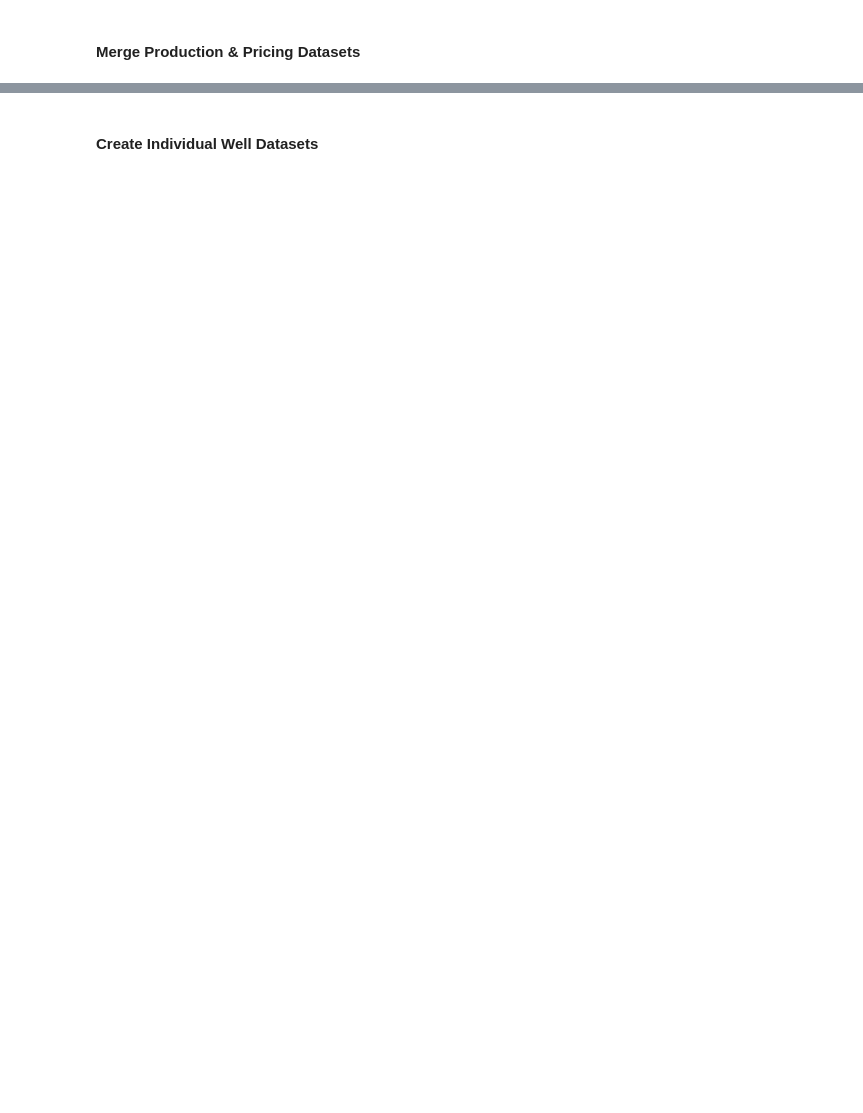
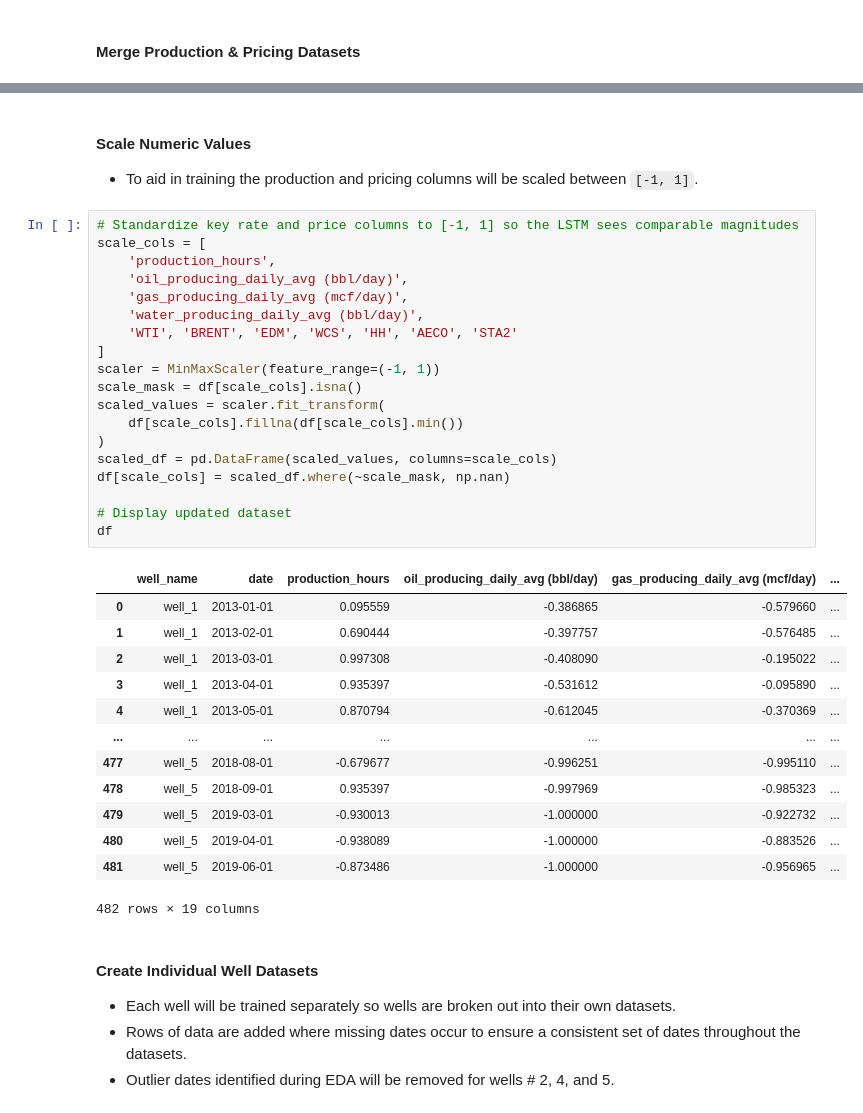
Before and after one commit to ryan-bulger/5511-Final-Project, a Jupyter notebook: lstm-oil-production-forecasting.ipynb, the cells around one changed output, grey strips where cells are left out. Saved outputs shown, nothing was run; the diff lists cells and outputs as text; blank space fills up the shorter version.

```diff
--- a/lstm-oil-production-forecasting.ipynb
+++ b/lstm-oil-production-forecasting.ipynb
@@ -177,3 +711,42 @@ df
+# %% [markdown]
+#### Scale Numeric Values
+- To aid in training the production and pricing columns will be scaled between `[-1, 1]`.
+# %%
+# Standardize key rate and price columns to [-1, 1] so the LSTM sees comparable magnitudes
+scale_cols = [
+    'production_hours',
+    'oil_producing_daily_avg (bbl/day)',
+    'gas_producing_daily_avg (mcf/day)',
+    'water_producing_daily_avg (bbl/day)',
+    'WTI', 'BRENT', 'EDM', 'WCS', 'HH', 'AECO', 'STA2'
+]
+scaler = MinMaxScaler(feature_range=(-1, 1))
+scale_mask = df[scale_cols].isna()
+scaled_values = scaler.fit_transform(
+    df[scale_cols].fillna(df[scale_cols].min())
+)
+scaled_df = pd.DataFrame(scaled_values, columns=scale_cols)
+df[scale_cols] = scaled_df.where(~scale_mask, np.nan)
+
+# Display updated dataset
+df
+# %% [output]
+|  | well_name | date | production_hours | oil_producing_daily_avg (bbl/day) | gas_producing_daily_avg (mcf/day) | ... |
+| 0 | well_1 | 2013-01-01 | 0.095559 | -0.386865 | -0.579660 | ... |
+| 1 | well_1 | 2013-02-01 | 0.690444 | -0.397757 | -0.576485 | ... |
+| 2 | well_1 | 2013-03-01 | 0.997308 | -0.408090 | -0.195022 | ... |
+| 3 | well_1 | 2013-04-01 | 0.935397 | -0.531612 | -0.095890 | ... |
+| 4 | well_1 | 2013-05-01 | 0.870794 | -0.612045 | -0.370369 | ... |
+| ... | ... | ... | ... | ... | ... | ... |
+| 477 | well_5 | 2018-08-01 | -0.679677 | -0.996251 | -0.995110 | ... |
+| 478 | well_5 | 2018-09-01 | 0.935397 | -0.997969 | -0.985323 | ... |
+| 479 | well_5 | 2019-03-01 | -0.930013 | -1.000000 | -0.922732 | ... |
+| 480 | well_5 | 2019-04-01 | -0.938089 | -1.000000 | -0.883526 | ... |
+| 481 | well_5 | 2019-06-01 | -0.873486 | -1.000000 | -0.956965 | ... |
+482 rows × 19 columns
 # %% [markdown]
 #### Create Individual Well Datasets
+- Each well will be trained separately so wells are broken out into their own datasets.
+- Rows of data are added where missing dates occur to ensure a consistent set of dates throughout the datasets.
+- Outlier dates identified during EDA will be removed for wells # 2, 4, and 5.
 # %%
```
Also changed, not shown: parts of 54 cells of this notebook, 1 other file.
